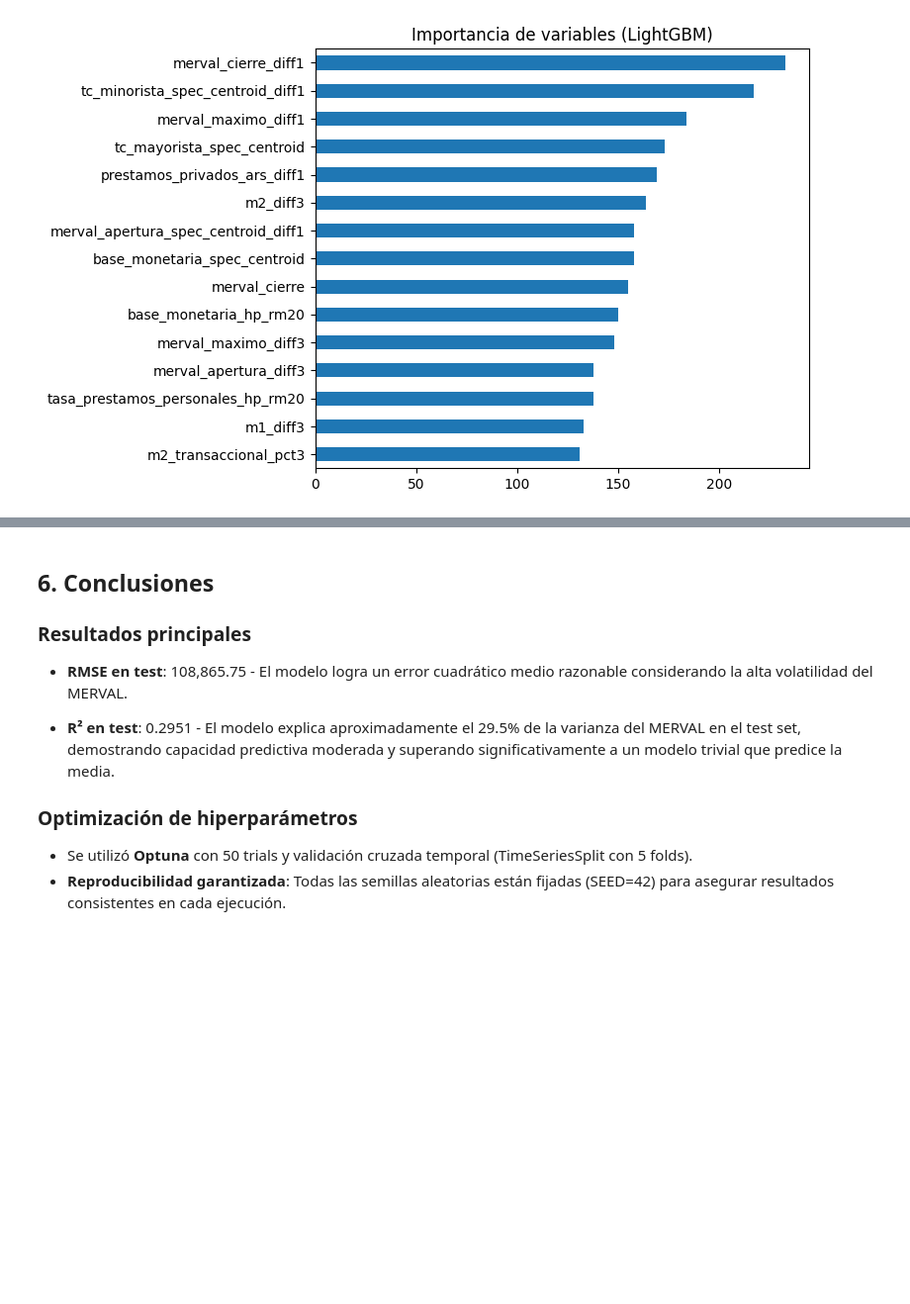
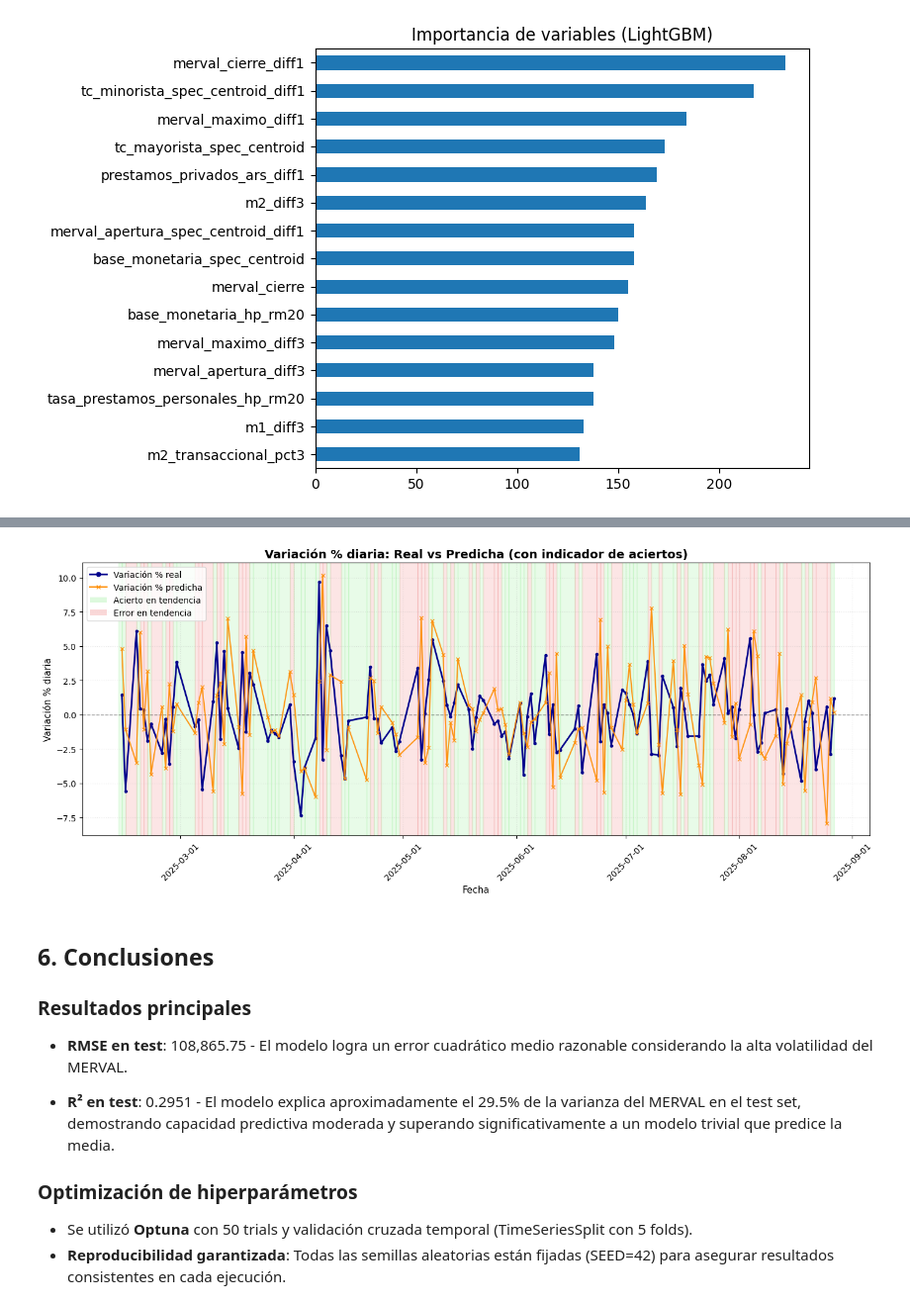
Before and after one commit to IanLink95/series_temporales_2025, a Jupyter notebook: modelos/lightgbm.ipynb, the cells around one changed output, grey strips where cells are left out. Shown at 99% size. Cells and saved outputs as stored; diff of their text form; code cells hidden in the pictures; blank space fills up the shorter version.

Commit message:
analisis de aciertos subidas/bajadas

```diff
--- a/modelos/lightgbm.ipynb
+++ b/modelos/lightgbm.ipynb
@@ -329,0 +332,11 @@ plt.show()
+# %%
+df_test_eval = df_test[['merval','pred_merval']].copy()
+
+df_test_eval['var_merval'] = (df_test_eval['merval'].pct_change() * 100).round(2)
+df_test_eval['var_pred_merval'] = (df_test_eval['pred_merval'].pct_change() * 100).round(2)
+
+df_test_eval['acierta_tendencia'] = (
+    (df_test_eval['var_merval'] > 0) & (df_test_eval['var_pred_merval'] > 0)
+) | (
+    (df_test_eval['var_merval'] < 0) & (df_test_eval['var_pred_merval'] < 0)
+)
@@ -330,3 +393,49 @@ plt.show()
+# %%
+# Gráfico de variaciones porcentuales con fondo coloreado según aciertos
+fig, ax = plt.subplots(figsize=(14, 6))
+
+# Convertir índice a timestamp para graficar
+fechas = df_test_eval.index.to_timestamp()
+
+# Agregar fondo de colores según aciertos/errores
+for i in range(1, len(df_test_eval)):
+    if pd.notna(df_test_eval['acierta_tendencia'].iloc[i]):
+        color = 'lightgreen' if df_test_eval['acierta_tendencia'].iloc[i] else 'lightcoral'
+        ax.axvspan(fechas[i-1], fechas[i], alpha=0.2, color=color)
+
+# Plotear las variaciones
+ax.plot(fechas, df_test_eval['var_merval'], label='Variación % real',
+        color='darkblue', marker='o', markersize=3, linewidth=2, zorder=3)
+ax.plot(fechas, df_test_eval['var_pred_merval'], label='Variación % predicha',
+        color='darkorange', marker='x', markersize=4, linewidth=1.5, alpha=0.9, zorder=3)
+
+# Línea en 0 para referencia
+ax.axhline(0, color='black', linestyle='--', linewidth=1, alpha=0.4, zorder=2)
+
+# Leyenda personalizada para incluir los fondos
+from matplotlib.patches import Patch
+legend_elements = [
+    plt.Line2D([0], [0], color='darkblue', marker='o', markersize=5, linewidth=2, label='Variación % real'),
+    plt.Line2D([0], [0], color='darkorange', marker='x', markersize=5, linewidth=1.5, label='Variación % predicha'),
+    Patch(facecolor='lightgreen', alpha=0.3, label='Acierto en tendencia'),
+    Patch(facecolor='lightcoral', alpha=0.3, label='Error en tendencia')
+]
+ax.legend(handles=legend_elements, loc='upper left', fontsize=10)
+
+ax.set_title("Variación % diaria: Real vs Predicha (con indicador de aciertos)", fontsize=14, fontweight='bold')
+ax.set_xlabel("Fecha", fontsize=11)
+ax.set_ylabel("Variación % diaria", fontsize=11)
+ax.grid(True, alpha=0.3, zorder=1, linestyle=':')
+
+# Formateo de fechas
+ax.xaxis.set_major_formatter(mdates.DateFormatter("%Y-%m-%d"))
+ax.xaxis.set_major_locator(mdates.AutoDateLocator())
+plt.xticks(rotation=45)
+
+plt.tight_layout()
+plt.show()
+# %% [output]
+[figure, added]
 # %% [markdown]
 ## 6. Conclusiones
 
```
Also changed, not shown: parts of 4 cells of this notebook, 2 other files.
